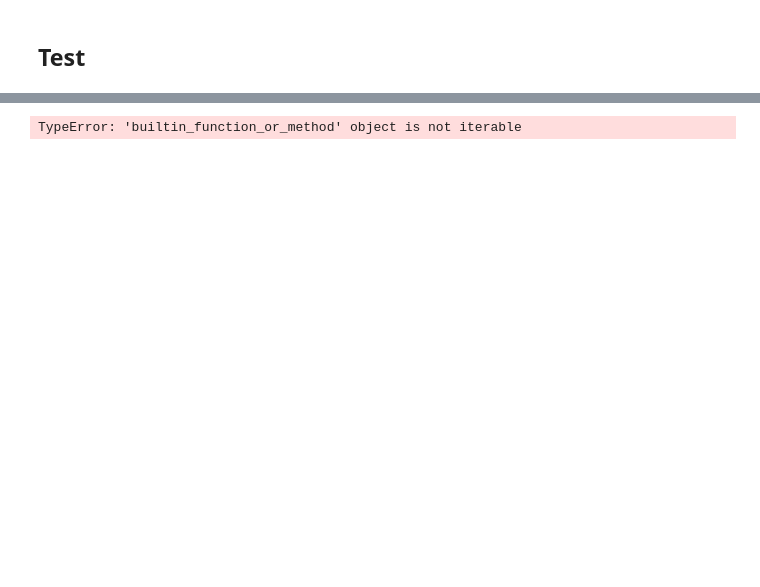
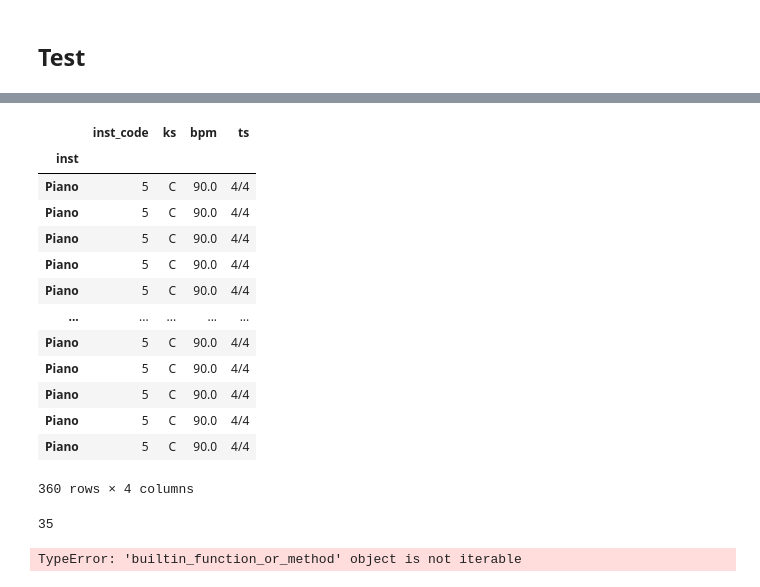
Before and after one commit to petcomputacaoufrgs/papagaio, a Jupyter notebook: src/MusicGeneratorLSTM.ipynb, the cells around one changed output, grey strips where cells are left out. Saved outputs shown, nothing was run; the diff lists cells and outputs as text; code cells hidden in the pictures; blank space fills up the shorter version.

```diff
--- a/src/MusicGeneratorLSTM.ipynb
+++ b/src/MusicGeneratorLSTM.ipynb
@@ -407,3 +362,26 @@ tensor([[0., 0., 0., 0., 0., 0., 0., 0., 0., 0., 0., 0., 0., 0., 0., 0., 0., 0.,
+# %%
+test_piano_df = encoded_song[encoded_song.index=='Piano']
+test_piano_df.iloc[:, :4]
+# %% [output]
+|  | inst_code | ks | bpm | ts |
+| inst |  |  |  |  |
+| Piano | 5 | C | 90.0 | 4/4 |
+| Piano | 5 | C | 90.0 | 4/4 |
+| Piano | 5 | C | 90.0 | 4/4 |
+| Piano | 5 | C | 90.0 | 4/4 |
+| Piano | 5 | C | 90.0 | 4/4 |
+| ... | ... | ... | ... | ... |
+| Piano | 5 | C | 90.0 | 4/4 |
+| Piano | 5 | C | 90.0 | 4/4 |
+| Piano | 5 | C | 90.0 | 4/4 |
+| Piano | 5 | C | 90.0 | 4/4 |
+| Piano | 5 | C | 90.0 | 4/4 |
+360 rows × 4 columns
+# %%
+len(output[0])
+#len(output[0].detach().to(device).numpy())
+# %% [output]
+35
 # %%
 data_out = decode_data(output, N_FRAMES, N_NOTES, save_as=out_decoded)
 # %% [output]
```
Also changed, not shown: parts of 5 cells of this notebook.
